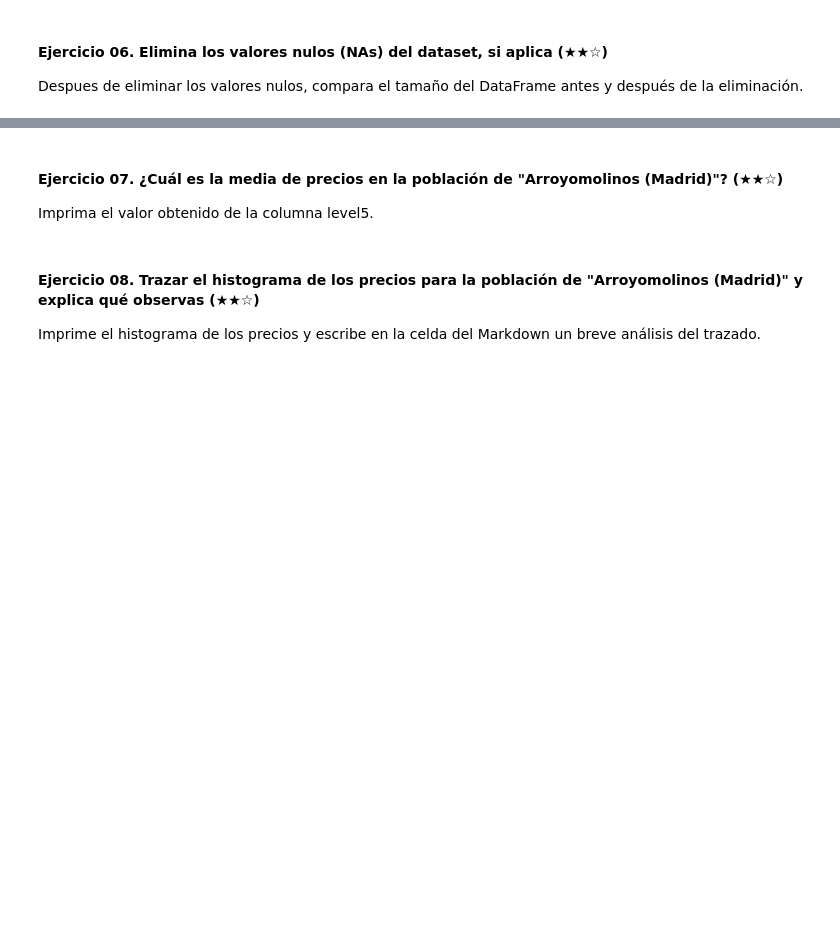
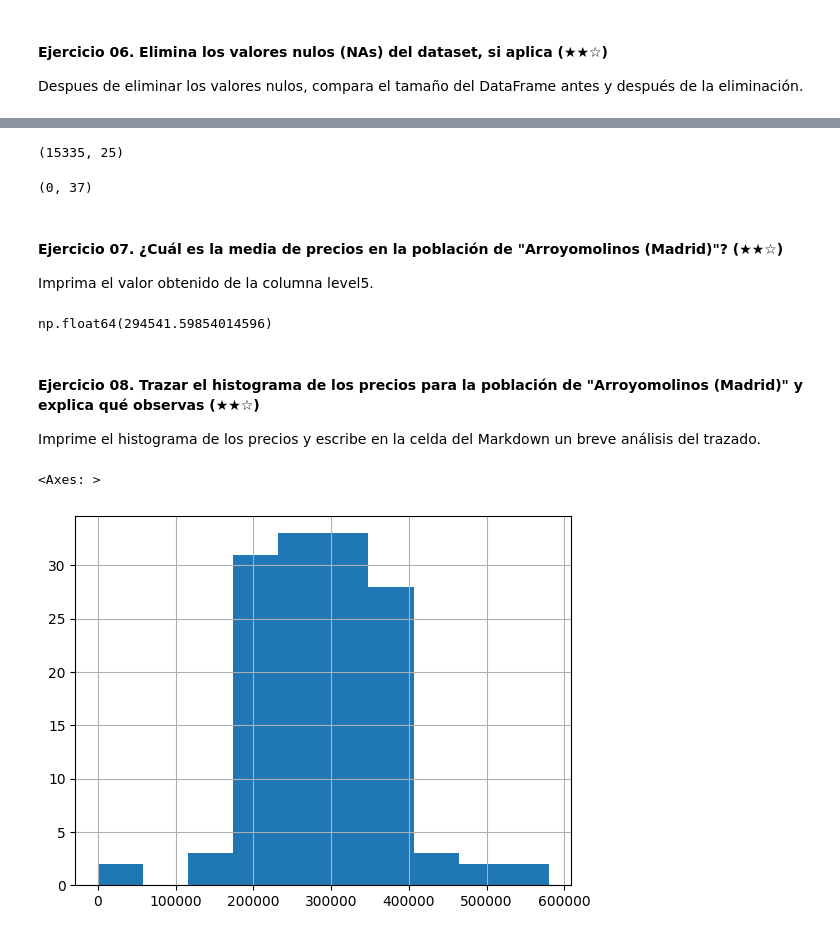
Before and after one commit to wer1ix/data-clean-up-pandas-for-beginners-project, a Jupyter notebook: project.es.ipynb, the cells around one changed output, grey strips where cells are left out. Cells and saved outputs as stored; diff of their text form; code cells hidden in the pictures; blank space fills up the shorter version.

```diff
--- a/project.es.ipynb
+++ b/project.es.ipynb
@@ -131,9 +234,20 @@ Despues de eliminar los valores nulos, compara el tamaño del DataFrame antes y
+# %%
+col_nulas.shape
+# %% [output]
+(15335, 25)
+# %%
+row_nulas.shape
+# %% [output]
+(0, 37)
 # %% [markdown]
 #### Ejercicio 07. ¿Cuál es la media de precios en la población de "Arroyomolinos (Madrid)"? (★★☆)
 
 Imprima el valor obtenido de la columna level5.
 # %%
 # TODO
+ds[ds['level5'] == 'Arroyomolinos (Madrid)']['price'].mean()
+# %% [output]
+np.float64(294541.59854014596)
 # %% [markdown]
 #### Ejercicio 08. Trazar el histograma de los precios para la población de "Arroyomolinos (Madrid)" y explica qué observas (★★☆)
 
@@ -141,4 +255,8 @@ Imprime el histograma de los precios y escribe en la celda del Markdown un breve
 # %%
 import matplotlib.pyplot as plt
 
 # Trazar el histograma de precios
+ds[ds['level5'] == 'Arroyomolinos (Madrid)']['price'].hist(bins=10)
+# %% [output]
+<Axes: >
+[figure, added]
```
Also changed, not shown: parts of 17 cells of this notebook.
